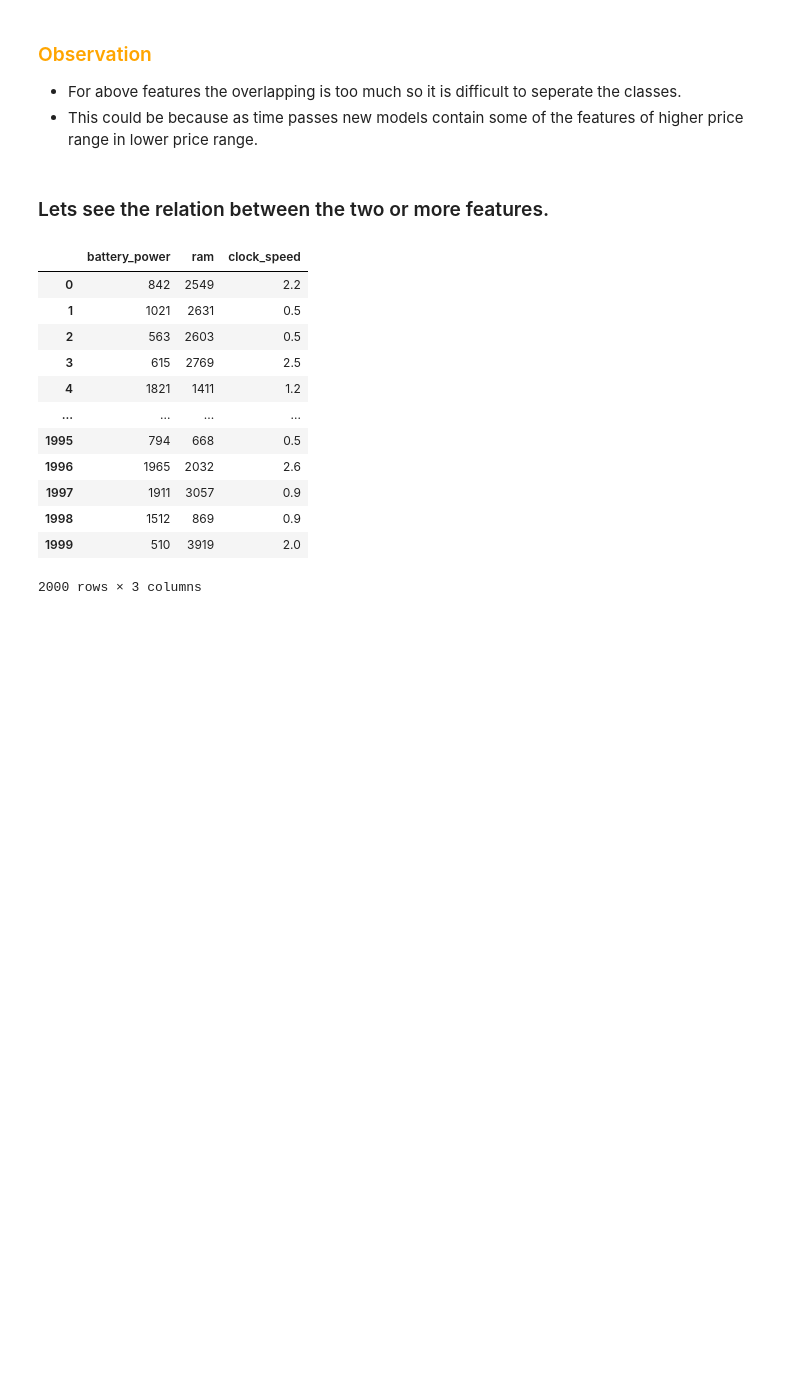
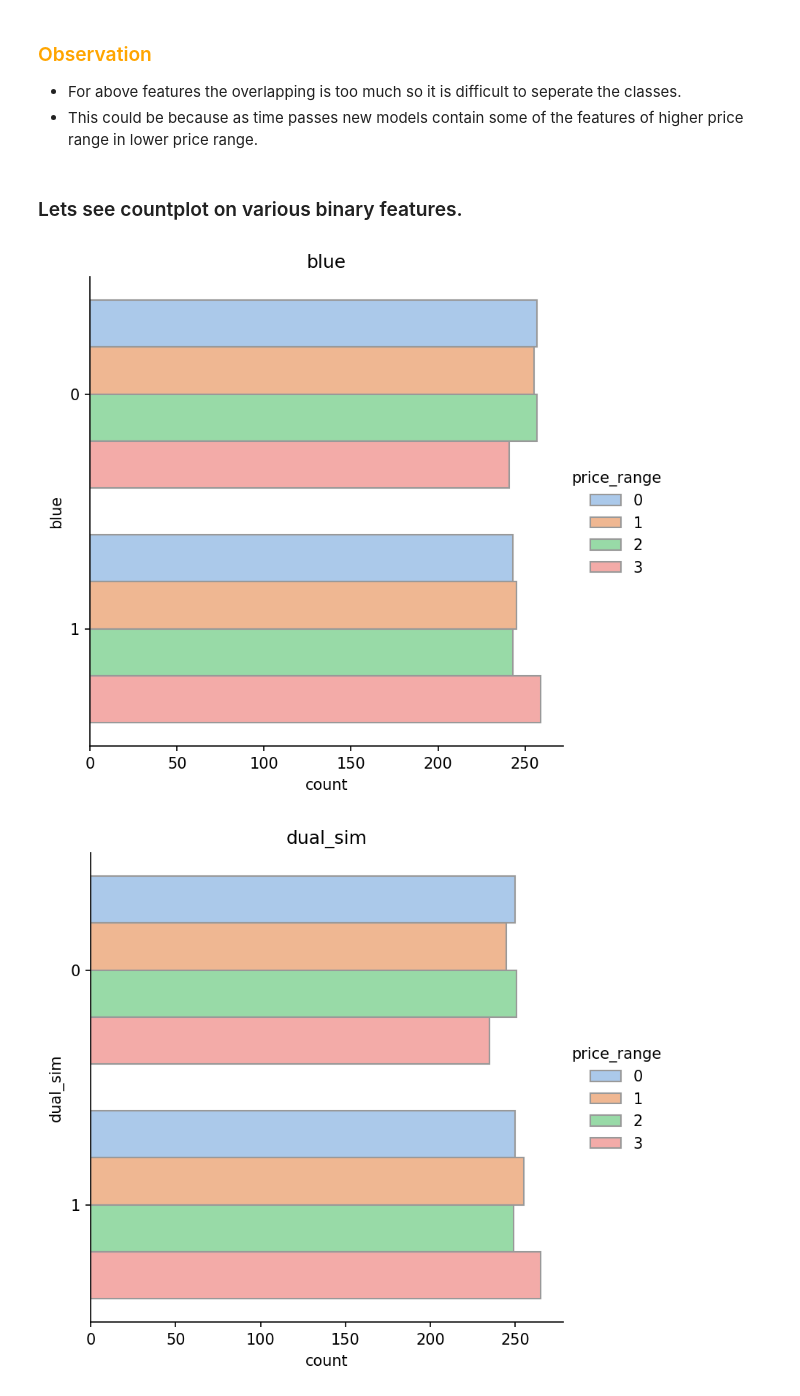
Before and after one commit to MohanVishe/Supervised-ML--Classification----Mobile-Price-Range-Prediction, a Jupyter notebook: Mobile_Price_Range_Prediction_Individual_Project.ipynb, the cells around one changed output. Drawn from its saved outputs; the diff is of its cells as text; code cells hidden in the pictures; blank space fills up the shorter version.

```diff
--- a/Mobile_Price_Range_Prediction_Individual_Project.ipynb
+++ b/Mobile_Price_Range_Prediction_Individual_Project.ipynb
@@ -354,27 +335,18 @@ for i in ["clock_speed","fc","int_memory","m_dep","mobile_wt","n_cores","pc","px
 
 * For above features the overlapping is too much so it is difficult to seperate the classes.
 * This could be because as time passes new models contain some of the features of higher price range in lower price range.
-# %% [markdown]
-### Lets see the relation between the two or more features.
-# %%
-df[["battery_power","ram","clock_speed"]]
-# %% [output]
-|  | battery_power | ram | clock_speed |
-| 0 | 842 | 2549 | 2.2 |
-| 1 | 1021 | 2631 | 0.5 |
-| 2 | 563 | 2603 | 0.5 |
-| 3 | 615 | 2769 | 2.5 |
-| 4 | 1821 | 1411 | 1.2 |
-| ... | ... | ... | ... |
-| 1995 | 794 | 668 | 0.5 |
-| 1996 | 1965 | 2032 | 2.6 |
-| 1997 | 1911 | 3057 | 0.9 |
-| 1998 | 1512 | 869 | 0.9 |
-| 1999 | 510 | 3919 | 2.0 |
-2000 rows × 3 columns
-# %%
-plt.close();     #close any other  plot before the function
-sns.set_style("whitegrid");   #background style and grid
-sns.pairplot(hue="price_range",data=df,height=4)  #hue represent colour and classify
-plt.title("Pair Plot")
-plt.show()
+# %% [markdown]
+### Lets see countplot on various binary features.
+# %%
+for i in ["blue","dual_sim","four_g","three_g","touch_screen","wifi"]:
+
+  # plotting both barplot and countplot
+  #(https://seaborn.pydata.org/tutorial/categorical.html)
+  plt.rcParams.update({'figure.figsize':(6,4),'figure.dpi':150})
+  sns.catplot(
+      data=df, y=i, hue="price_range", kind="count",
+      palette="pastel", edgecolor=".6",)
+  plt.title(i)
+# %% [output]
+[figure, added]
+[figure, added]
```
Also changed, not shown: parts of 36 cells of this notebook.
